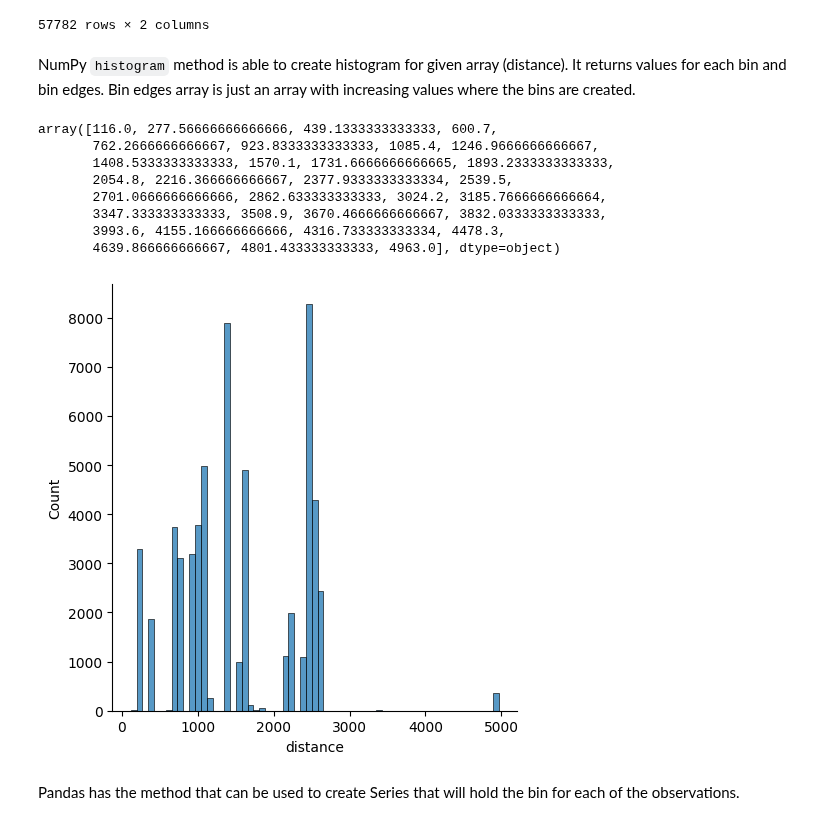
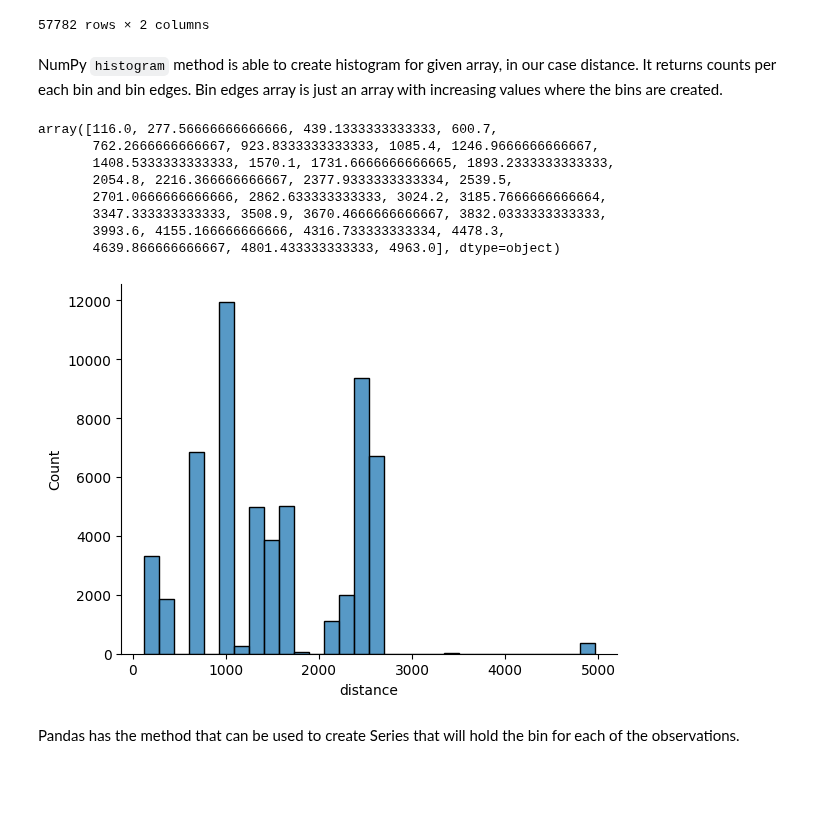
Before and after one commit to datakolektiv/dss03python2023, a Jupyter notebook: session06/dss03_py_session06.ipynb, the cells around one changed output. Saved outputs shown, nothing was run; the diff lists cells and outputs as text; code cells hidden in the pictures; blank space fills up the shorter version.

```diff
--- a/session06/dss03_py_session06.ipynb
+++ b/session06/dss03_py_session06.ipynb
@@ -1064,7 +1084,7 @@ _df
 | 57781 | 2565 | 483.962264 |
 57782 rows × 2 columns
 # %% [markdown]
-NumPy `histogram` method is able to create histogram for given array (distance). It returns values for each bin and bin edges. Bin edges array is just an array with increasing values where the bins are created.
+NumPy `histogram` method is able to create histogram for given array, in our case distance. It returns counts per each bin and bin edges. Bin edges array is just an array with increasing values where the bins are created.
 # %%
 _hist, _bin_edges = np.histogram(_df['distance'], bins=30)
 # %%
@@ -1079,10 +1099,10 @@ array([116.0, 277.56666666666666, 439.1333333333333, 600.7,
        3993.6, 4155.166666666666, 4316.733333333334, 4478.3,
        4639.866666666667, 4801.433333333333, 4963.0], dtype=object)
 # %%
-sns.displot(x='distance', data=_df)
+sns.histplot(x='distance', bins=_bin_edges, data=_df)
 sns.despine();
 # %% [output]
-[figure, old version]
+[figure, new version]
 # %% [markdown]
 Pandas has the method that can be used to create Series that will hold the bin for each of the observations.
 # %%
```
Also changed, not shown: parts of 23 cells of this notebook, 1 other file.
